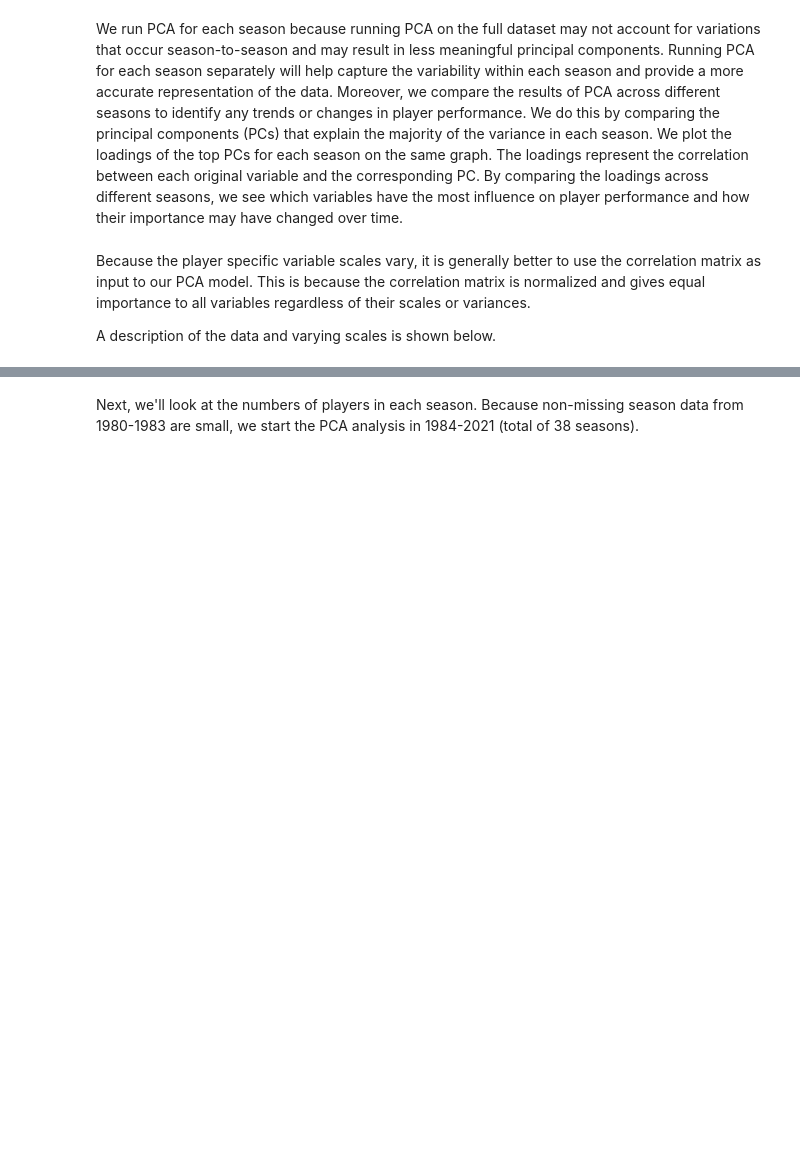
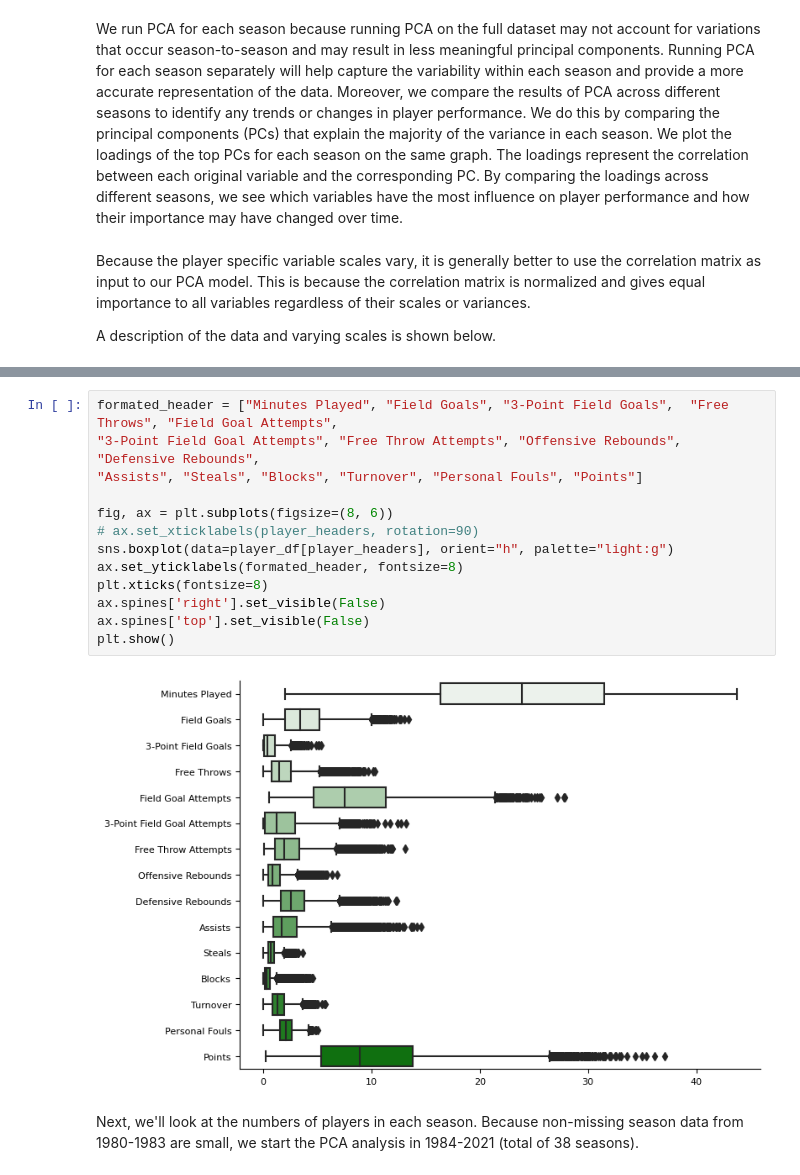
Before and after one commit to najuzilu/math-652-final-project, a Jupyter notebook: analyses/pca.ipynb, the cells around one changed output, grey strips where cells are left out. Drawn from its saved outputs; the diff is of its cells as text; blank space fills up the shorter version.

```diff
--- a/analyses/pca.ipynb
+++ b/analyses/pca.ipynb
@@ -99,6 +99,21 @@ player_df[player_headers].describe()
 | 50% | 23.899856 | 3.365854 | 0.381818 | 1.441176 | 7.500000 | ... |
 | 75% | 31.471748 | 5.207673 | 1.048780 | 2.567818 | 11.362455 | ... |
 | max | 43.736944 | 13.390244 | 5.349206 | 10.291139 | 27.816667 | ... |
+# %%
+formated_header = ["Minutes Played", "Field Goals", "3-Point Field Goals",	"Free Throws", "Field Goal Attempts",
+"3-Point Field Goal Attempts", "Free Throw Attempts", "Offensive Rebounds",	"Defensive Rebounds",
+"Assists", "Steals", "Blocks", "Turnover", "Personal Fouls", "Points"]
+
+fig, ax = plt.subplots(figsize=(8, 6))
+# ax.set_xticklabels(player_headers, rotation=90)
+sns.boxplot(data=player_df[player_headers], orient="h", palette="light:g")
+ax.set_yticklabels(formated_header, fontsize=8)
+plt.xticks(fontsize=8)
+ax.spines['right'].set_visible(False)
+ax.spines['top'].set_visible(False)
+plt.show()
+# %% [output]
+[figure, added]
 # %% [markdown]
 Next, we'll look at the numbers of players in each season. Because non-missing season data from 1980-1983 are small, we start the PCA analysis in 1984-2021 (total of 38 seasons).
 # %%
```
Also changed, not shown: parts of 5 cells of this notebook, 2 other files.
